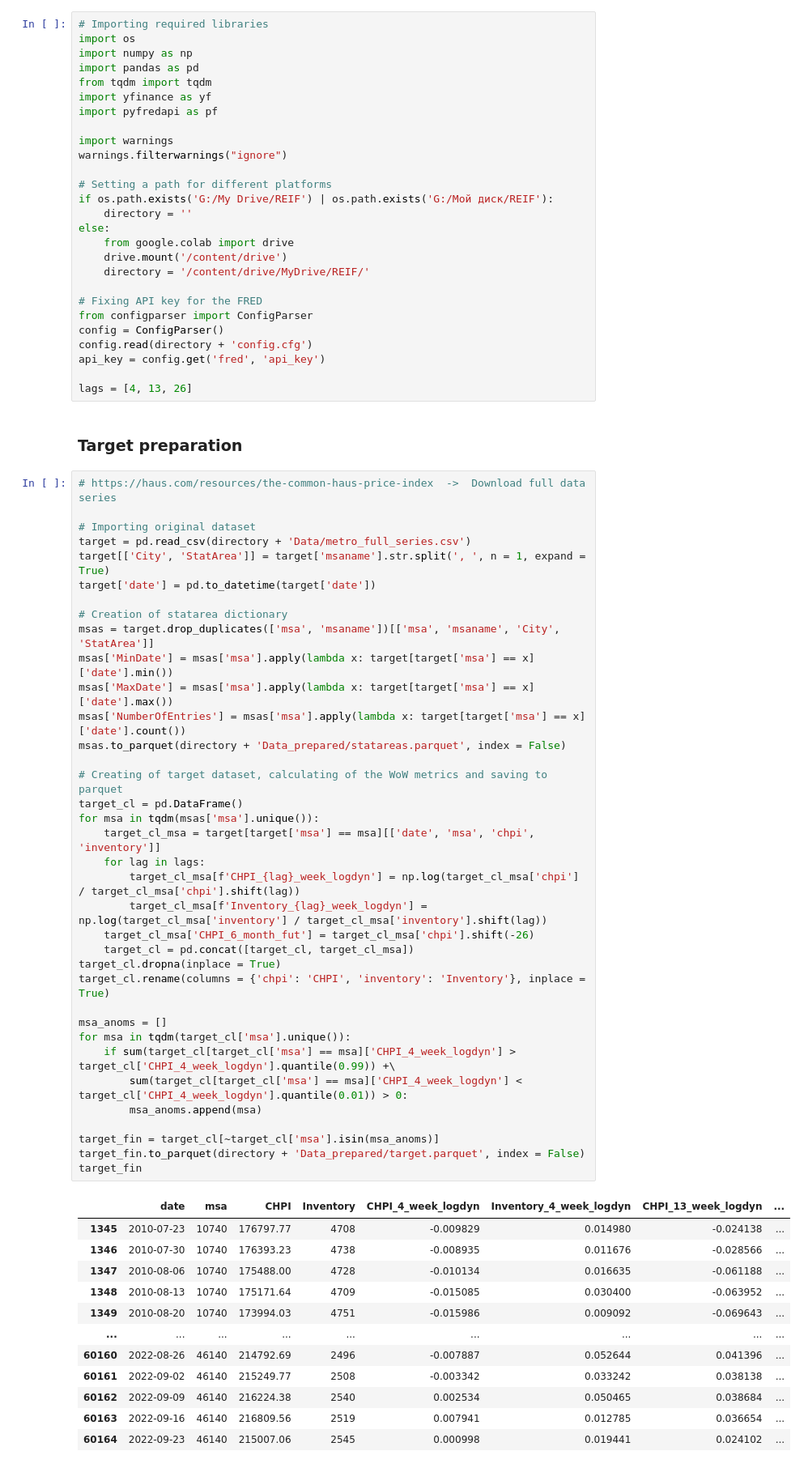
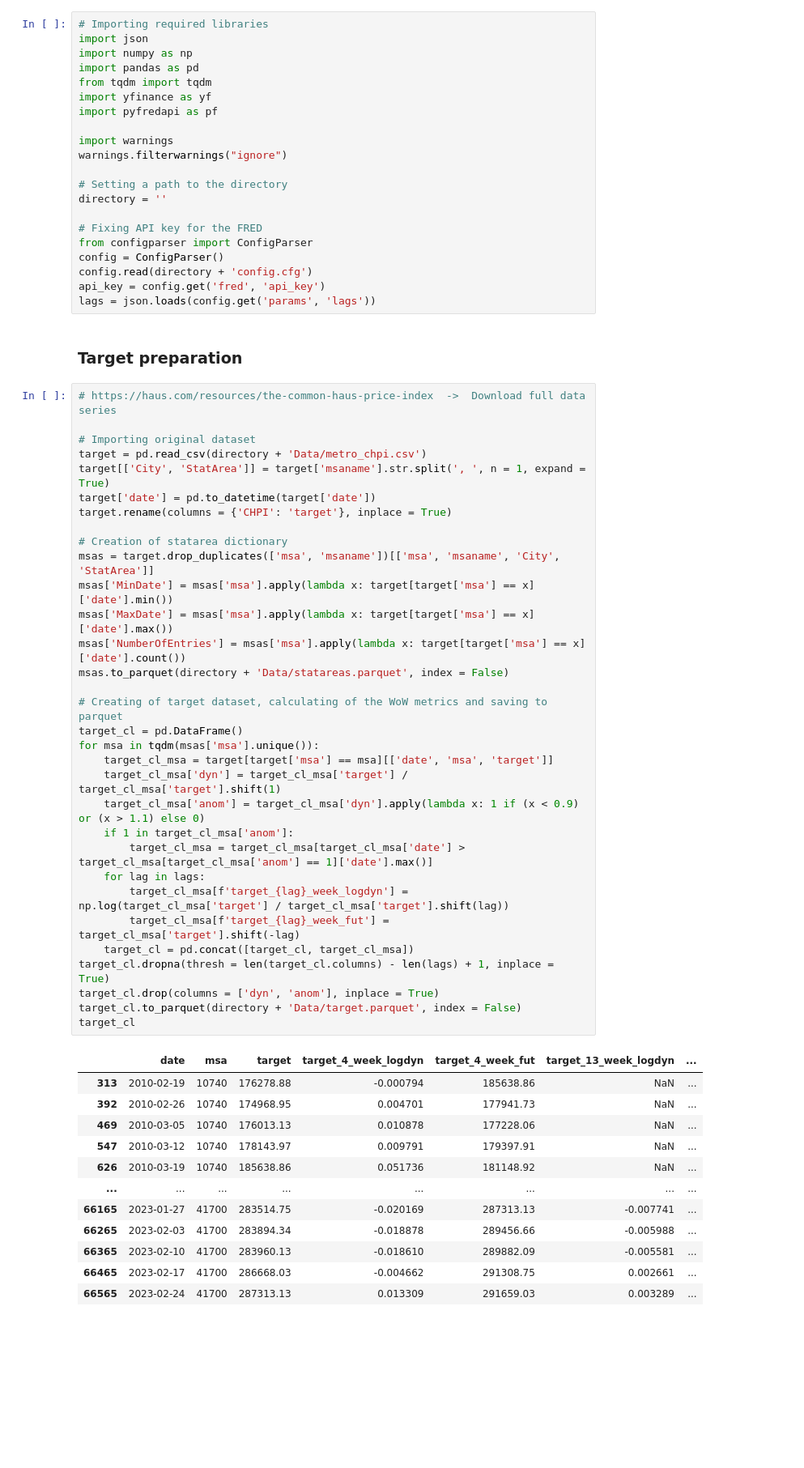
Before and after one commit to lebedevaale/real_estate_price_prediction, a Jupyter notebook: data_collection.ipynb, the cells around one changed output. Shown: that part at 81% size. Drawn from its saved outputs; the diff is of its cells as text; blank space fills up the shorter version.

Commit message:
Added data import and dataset preparation

```diff
--- a/data_collection.ipynb
+++ b/data_collection.ipynb
@@ -1,6 +1,6 @@
 # %%
 # Importing required libraries
-import os
+import json
 import numpy as np
 import pandas as pd
 from tqdm import tqdm
@@ -10,69 +10,59 @@ import pyfredapi as pf
 import warnings
 warnings.filterwarnings("ignore")
 
-# Setting a path for different platforms
-if os.path.exists('G:/My Drive/REIF') | os.path.exists('G:/Мой диск/REIF'):
-    directory = ''
-else:
-    from google.colab import drive
-    drive.mount('/content/drive')
-    directory = '/content/drive/MyDrive/REIF/'
+# Setting a path to the directory
+directory = ''
 
 # Fixing API key for the FRED
 from configparser import ConfigParser
 config = ConfigParser()
 config.read(directory + 'config.cfg')
 api_key = config.get('fred', 'api_key')
-
-lags = [4, 13, 26]
+lags = json.loads(config.get('params', 'lags'))
 # %% [markdown]
 ### Target preparation
 # %%
 # https://haus.com/resources/the-common-haus-price-index  ->  Download full data series
 
 # Importing original dataset
-target = pd.read_csv(directory + 'Data/metro_full_series.csv')
+target = pd.read_csv(directory + 'Data/metro_chpi.csv')
 target[['City', 'StatArea']] = target['msaname'].str.split(', ', n = 1, expand = True)
 target['date'] = pd.to_datetime(target['date'])
+target.rename(columns = {'CHPI': 'target'}, inplace = True)
 
 # Creation of statarea dictionary
 msas = target.drop_duplicates(['msa', 'msaname'])[['msa', 'msaname', 'City', 'StatArea']]
 msas['MinDate'] = msas['msa'].apply(lambda x: target[target['msa'] == x]['date'].min())
 msas['MaxDate'] = msas['msa'].apply(lambda x: target[target['msa'] == x]['date'].max())
 msas['NumberOfEntries'] = msas['msa'].apply(lambda x: target[target['msa'] == x]['date'].count())
-msas.to_parquet(directory + 'Data_prepared/statareas.parquet', index = False)
+msas.to_parquet(directory + 'Data/statareas.parquet', index = False)
 
 # Creating of target dataset, calculating of the WoW metrics and saving to parquet
 target_cl = pd.DataFrame()
 for msa in tqdm(msas['msa'].unique()):
-    target_cl_msa = target[target['msa'] == msa][['date', 'msa', 'chpi', 'inventory']]
+    target_cl_msa = target[target['msa'] == msa][['date', 'msa', 'target']]
+    target_cl_msa['dyn'] = target_cl_msa['target'] / target_cl_msa['target'].shift(1)
+    target_cl_msa['anom'] = target_cl_msa['dyn'].apply(lambda x: 1 if (x < 0.9) or (x > 1.1) else 0)
+    if 1 in target_cl_msa['anom']:
+        target_cl_msa = target_cl_msa[target_cl_msa['date'] > target_cl_msa[target_cl_msa['anom'] == 1]['date'].max()]
     for lag in lags:
-        target_cl_msa[f'CHPI_{lag}_week_logdyn'] = np.log(target_cl_msa['chpi'] / target_cl_msa['chpi'].shift(lag))
-        target_cl_msa[f'Inventory_{lag}_week_logdyn'] = np.log(target_cl_msa['inventory'] / target_cl_msa['inventory'].shift(lag))
-    target_cl_msa['CHPI_6_month_fut'] = target_cl_msa['chpi'].shift(-26)
+        target_cl_msa[f'target_{lag}_week_logdyn'] = np.log(target_cl_msa['target'] / target_cl_msa['target'].shift(lag))
+        target_cl_msa[f'target_{lag}_week_fut'] = target_cl_msa['target'].shift(-lag)
     target_cl = pd.concat([target_cl, target_cl_msa])
-target_cl.dropna(inplace = True)
-target_cl.rename(columns = {'chpi': 'CHPI', 'inventory': 'Inventory'}, inplace = True)
-
-msa_anoms = []
-for msa in tqdm(target_cl['msa'].unique()):
-    if sum(target_cl[target_cl['msa'] == msa]['CHPI_4_week_logdyn'] > target_cl['CHPI_4_week_logdyn'].quantile(0.99)) +\
-        sum(target_cl[target_cl['msa'] == msa]['CHPI_4_week_logdyn'] < target_cl['CHPI_4_week_logdyn'].quantile(0.01)) > 0:
-        msa_anoms.append(msa)
-
-target_fin = target_cl[~target_cl['msa'].isin(msa_anoms)]
-target_fin.to_parquet(directory + 'Data_prepared/target.parquet', index = False)
-target_fin
+target_cl.dropna(thresh = len(target_cl.columns) - len(lags) + 1, inplace = True)
+target_cl.drop(columns = ['dyn', 'anom'], inplace = True)
+target_cl.to_parquet(directory + 'Data/target.parquet', index = False)
+target_cl
 # %% [output]
-|  | date | msa | CHPI | Inventory | CHPI_4_week_logdyn | Inventory_4_week_logdyn | CHPI_13_week_logdyn | ... |
-| 1345 | 2010-07-23 | 10740 | 176797.77 | 4708 | -0.009829 | 0.014980 | -0.024138 | ... |
-| 1346 | 2010-07-30 | 10740 | 176393.23 | 4738 | -0.008935 | 0.011676 | -0.028566 | ... |
-| 1347 | 2010-08-06 | 10740 | 175488.00 | 4728 | -0.010134 | 0.016635 | -0.061188 | ... |
-| 1348 | 2010-08-13 | 10740 | 175171.64 | 4709 | -0.015085 | 0.030400 | -0.063952 | ... |
-| 1349 | 2010-08-20 | 10740 | 173994.03 | 4751 | -0.015986 | 0.009092 | -0.069643 | ... |
-| ... | ... | ... | ... | ... | ... | ... | ... | ... |
-| 60160 | 2022-08-26 | 46140 | 214792.69 | 2496 | -0.007887 | 0.052644 | 0.041396 | ... |
-| 60161 | 2022-09-02 | 46140 | 215249.77 | 2508 | -0.003342 | 0.033242 | 0.038138 | ... |
-| 60162 | 2022-09-09 | 46140 | 216224.38 | 2540 | 0.002534 | 0.050465 | 0.038684 | ... |
-| 60163 | 2022-09-16 | 46140 | 216809.56 | 2519 | 0.007941 | 0.012785 | 0.036654 | ... |
-| 60164 | 2022-09-23 | 46140 | 215007.06 | 2545 | 0.000998 | 0.019441 | 0.024102 | ... |
+|  | date | msa | target | target_4_week_logdyn | target_4_week_fut | target_13_week_logdyn | ... |
+| 313 | 2010-02-19 | 10740 | 176278.88 | -0.000794 | 185638.86 | NaN | ... |
+| 392 | 2010-02-26 | 10740 | 174968.95 | 0.004701 | 177941.73 | NaN | ... |
+| 469 | 2010-03-05 | 10740 | 176013.13 | 0.010878 | 177228.06 | NaN | ... |
+| 547 | 2010-03-12 | 10740 | 178143.97 | 0.009791 | 179397.91 | NaN | ... |
+| 626 | 2010-03-19 | 10740 | 185638.86 | 0.051736 | 181148.92 | NaN | ... |
+| ... | ... | ... | ... | ... | ... | ... | ... |
+| 66165 | 2023-01-27 | 41700 | 283514.75 | -0.020169 | 287313.13 | -0.007741 | ... |
+| 66265 | 2023-02-03 | 41700 | 283894.34 | -0.018878 | 289456.66 | -0.005988 | ... |
+| 66365 | 2023-02-10 | 41700 | 283960.13 | -0.018610 | 289882.09 | -0.005581 | ... |
+| 66465 | 2023-02-17 | 41700 | 286668.03 | -0.004662 | 291308.75 | 0.002661 | ... |
+| 66565 | 2023-02-24 | 41700 | 287313.13 | 0.013309 | 291659.03 | 0.003289 | ... |
```
Also changed, not shown: parts of 3 cells of this notebook, 5 other files.
